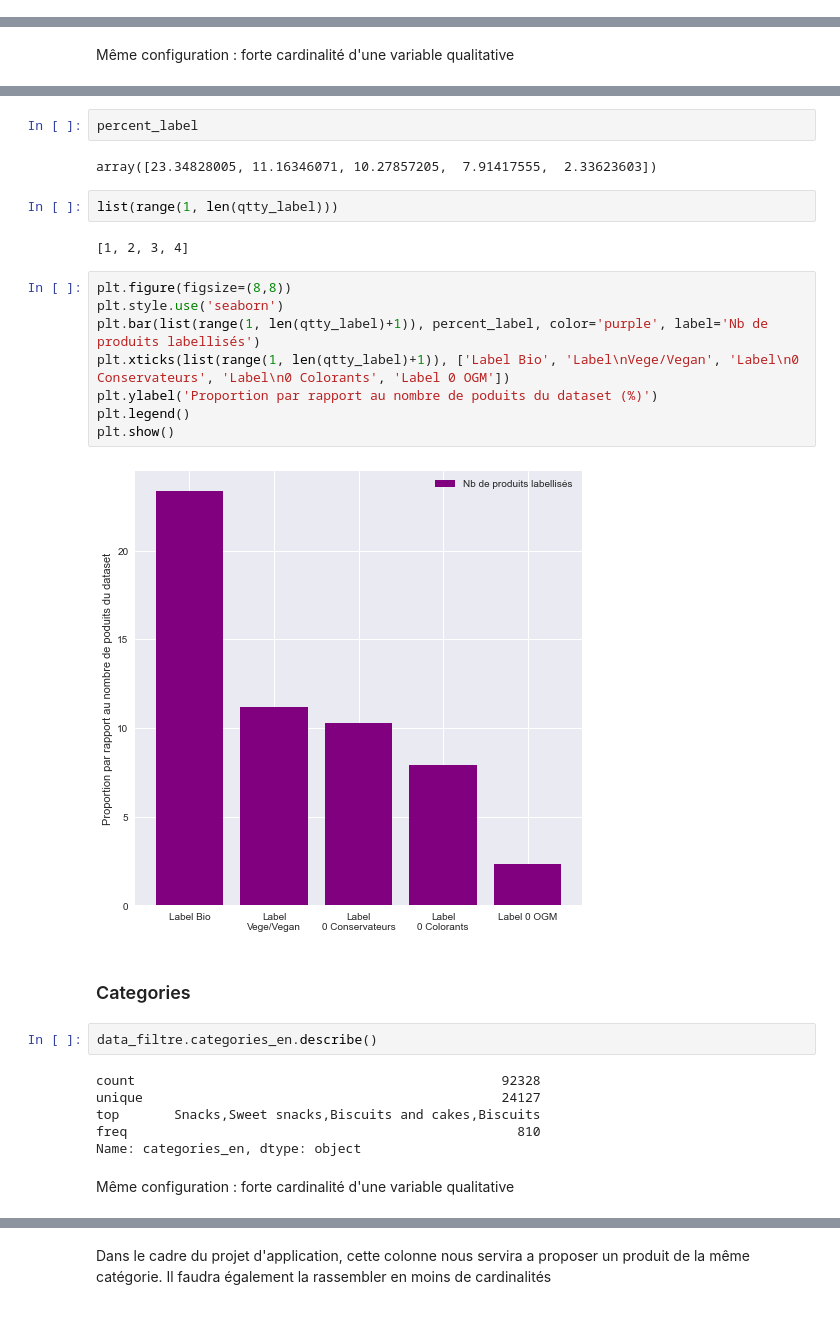
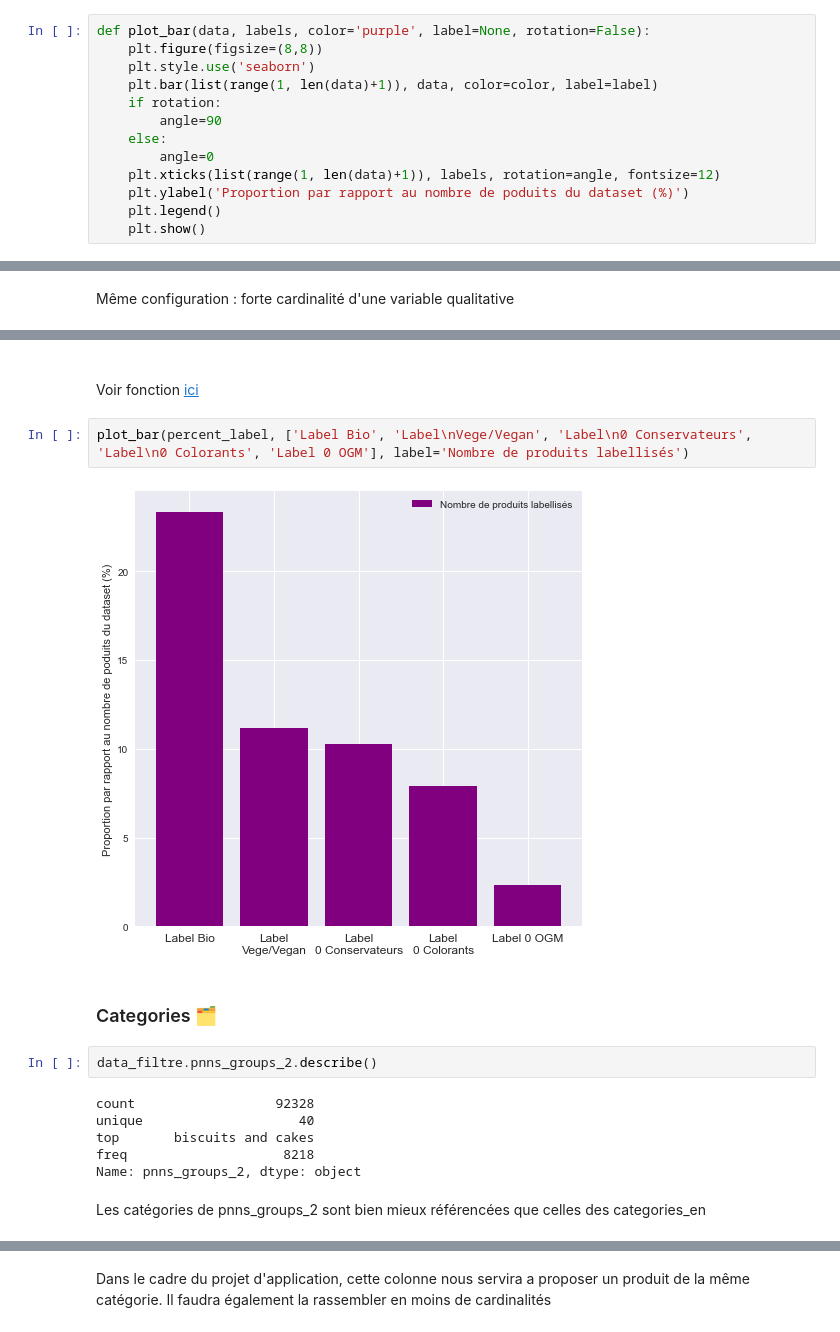
Before and after one commit to khub41/OC_P03, a Jupyter notebook: data_analysis.ipynb, the cells around one changed output, grey strips where cells are left out. Drawn from its saved outputs; the diff is of its cells as text.

```diff
--- a/data_analysis.ipynb
+++ b/data_analysis.ipynb
@@ -126,0 +115,13 @@ False
+# %%
+def plot_bar(data, labels, color='purple', label=None, rotation=False):
+    plt.figure(figsize=(8,8))
+    plt.style.use('seaborn')
+    plt.bar(list(range(1, len(data)+1)), data, color=color, label=label)
+    if rotation:
+        angle=90
+    else:
+        angle=0
+    plt.xticks(list(range(1, len(data)+1)), labels, rotation=angle, fontsize=12)
+    plt.ylabel('Proportion par rapport au nombre de poduits du dataset (%)')
+    plt.legend()
+    plt.show()
@@ -453,32 +458,22 @@ percent_label = np.array(qtty_label)/len(data_filtre) * 100
-# %%
-percent_label
-# %% [output]
-array([23.34828005, 11.16346071, 10.27857205,  7.91417555,  2.33623603])
-# %%
-list(range(1, len(qtty_label)))
-# %% [output]
-[1, 2, 3, 4]
-# %%
-plt.figure(figsize=(8,8))
-plt.style.use('seaborn')
-plt.bar(list(range(1, len(qtty_label)+1)), percent_label, color='purple', label='Nb de produits labellisés')
-plt.xticks(list(range(1, len(qtty_label)+1)), ['Label Bio', 'Label\nVege/Vegan', 'Label\n0 Conservateurs', 'Label\n0 Colorants', 'Label 0 OGM'])
-plt.ylabel('Proportion par rapport au nombre de poduits du dataset (%)')
-plt.legend()
-plt.show()
-# %% [output]
-[figure, removed]
+# %% [markdown]
+<a id='univ_1_plot_1'></a>
+# %% [markdown]
+Voir fonction [ici](#plot_bar)
+# %%
+plot_bar(percent_label, ['Label Bio', 'Label\nVege/Vegan', 'Label\n0 Conservateurs', 'Label\n0 Colorants', 'Label 0 OGM'], label='Nombre de produits labellisés')
+# %% [output]
+[figure, added]
 # %% [markdown]
 <a id='univ_2'></a>
-### Categories
+### Categories 🗂️
 # %%
-data_filtre.categories_en.describe()
+data_filtre.pnns_groups_2.describe()
 # %% [output]
-count                                               92328
-unique                                              24127
-top       Snacks,Sweet snacks,Biscuits and cakes,Biscuits
-freq                                                  810
-Name: categories_en, dtype: object
+count                  92328
+unique                    40
+top       biscuits and cakes
+freq                    8218
+Name: pnns_groups_2, dtype: object
-# %% [markdown]
-Même configuration : forte cardinalité d'une variable qualitative
+# %% [markdown]
+Les catégories de pnns_groups_2 sont bien mieux référencées que celles des categories_en
 # %%
```
Also changed, not shown: parts of 108 cells of this notebook.
